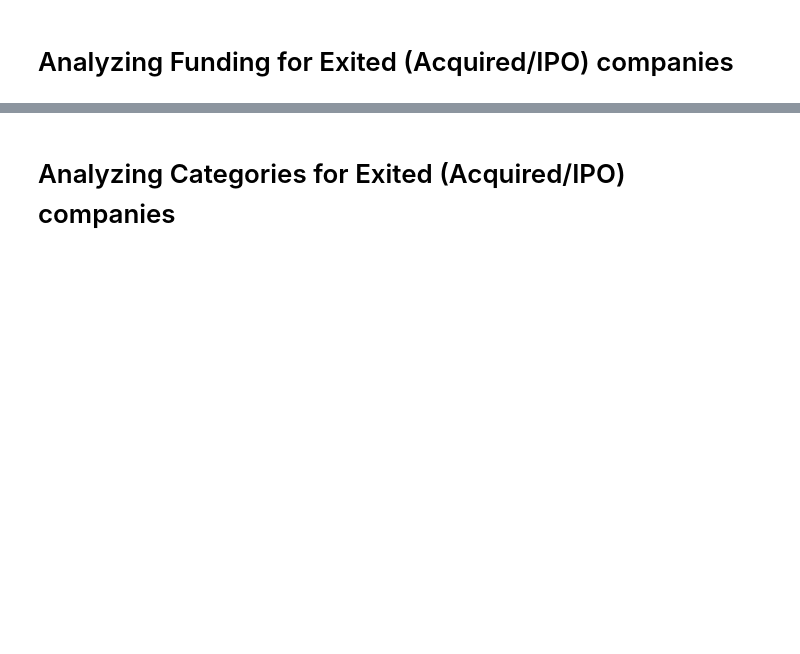
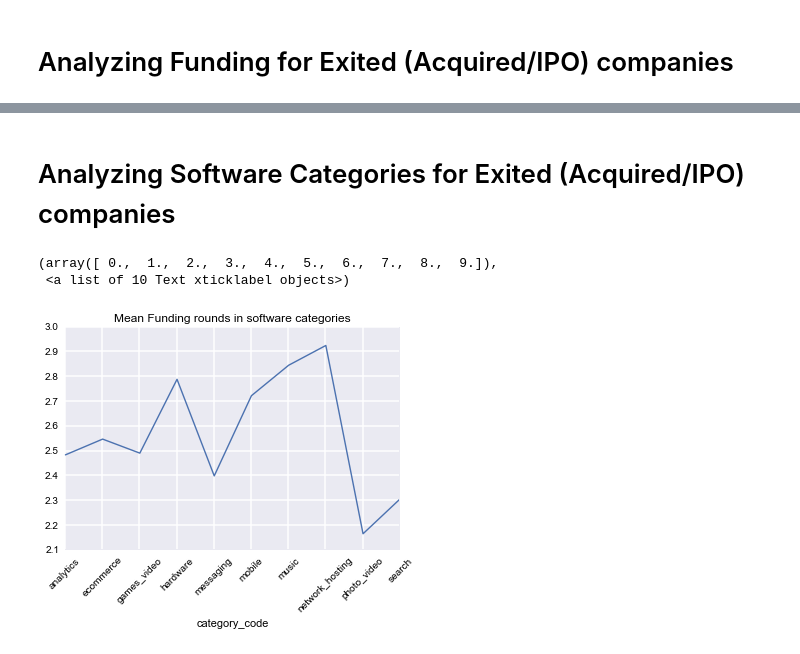
Before and after one commit to prabhamatta/Crunch-It, a Jupyter notebook: Exited_Companies_Exploration.ipynb, the cells around one changed output, grey strips where cells are left out. Cells and saved outputs as stored; diff of their text form; code cells hidden in the pictures; blank space fills up the shorter version.

```diff
--- a/Exited_Companies_Exploration.ipynb
+++ b/Exited_Companies_Exploration.ipynb
@@ -66,2 +134,10 @@ total_funding.fillna(0)
 # %% [markdown]
-# Analyzing Categories for Exited (Acquired/IPO) companies
+# Analyzing Software Categories for Exited (Acquired/IPO) companies
+# %%
+#Analyzing categories of companies
+software_companies.groupby('category_code')['funding_rounds'].mean().head(10).plot(title="Mean Funding rounds in software categories")
+plt.xticks(rotation=45)
+# %% [output]
+(array([ 0.,  1.,  2.,  3.,  4.,  5.,  6.,  7.,  8.,  9.]),
+ <a list of 10 Text xticklabel objects>)
+[figure, added]
```
Also changed, not shown: parts of 14 cells of this notebook.
